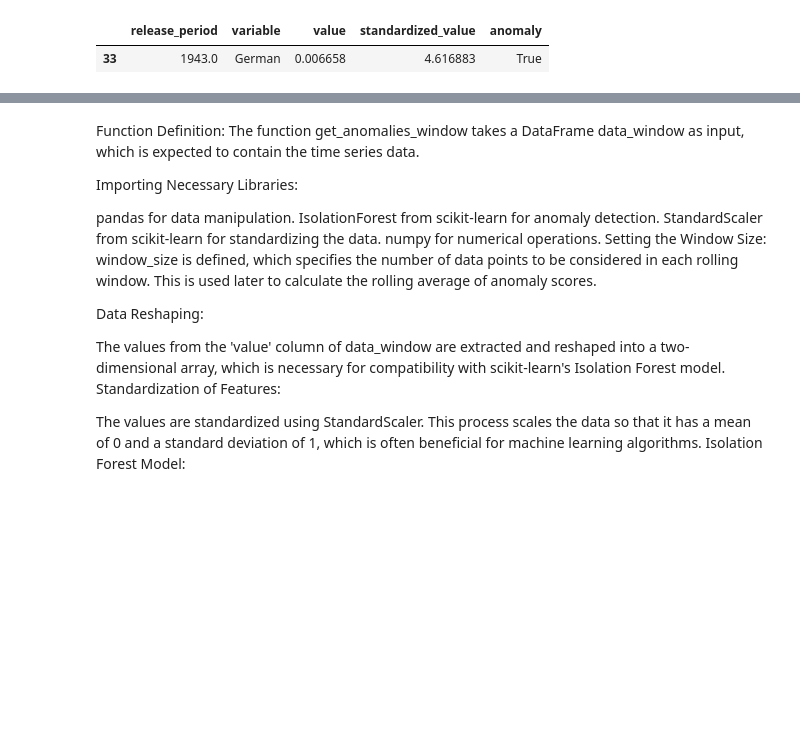
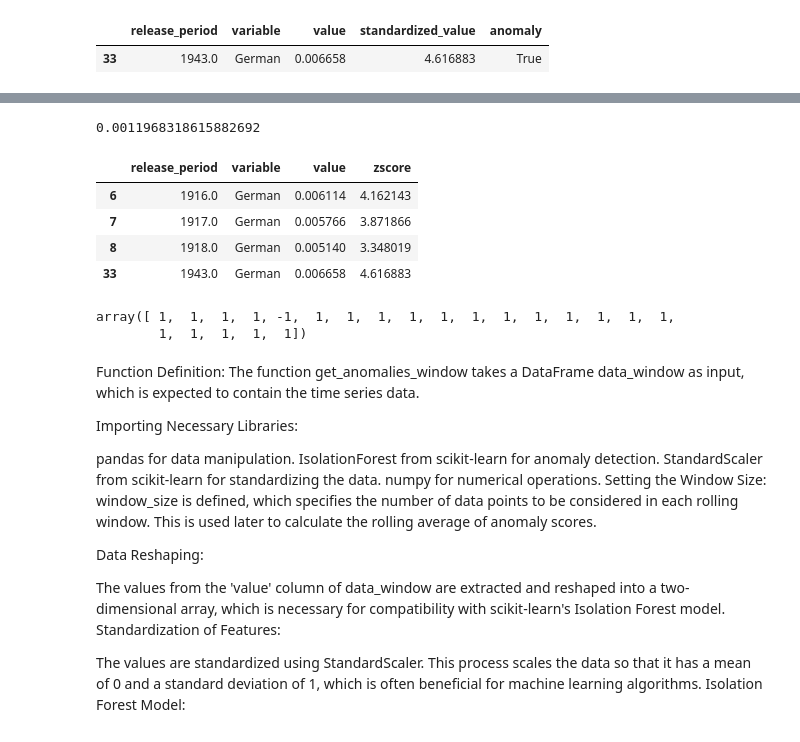
Before and after one commit to epfl-ada/ada-2023-project-padawans, a Jupyter notebook: Q3.ipynb, the cells around one changed output, grey strips where cells are left out. Cells and saved outputs as stored; diff of their text form; code cells hidden in the pictures; blank space fills up the shorter version.

```diff
--- a/Q3.ipynb
+++ b/Q3.ipynb
@@ -615 +628,14 @@ window_jap
 | 4 | 1944.0 | 1945.0 | [1944.0, 1945.0] |
+# %%
+import scipy.stats as stats
+d = get_relative_occurrences(df_sum, ethmerged, ['German'], period=1)
+print(np.std(d['value']))
+d['zscore'] = stats.zscore(d.value)
+d.loc[d['zscore'] >= 2]
+# %% [output]
+0.0011968318615882692
+|  | release_period | variable | value | zscore |
+| 6 | 1916.0 | German | 0.006114 | 4.162143 |
+| 7 | 1917.0 | German | 0.005766 | 3.871866 |
+| 8 | 1918.0 | German | 0.005140 | 3.348019 |
+| 33 | 1943.0 | German | 0.006658 | 4.616883 |
@@ -616,3 +645,11 @@ window_jap
+# %%
+list = np.array([1,1,1,1,2,1,1,1,1,0,0,0,0,0,0,0,0,0,0.7,0,0,0,])
+from sklearn.ensemble import IsolationForest
+model = IsolationForest(n_estimators=10, contamination=0.01, random_state=42)
+model.fit_predict(list.reshape(-1, 1))
+# %% [output]
+array([ 1,  1,  1,  1, -1,  1,  1,  1,  1,  1,  1,  1,  1,  1,  1,  1,  1,
+        1,  1,  1,  1,  1])
 # %% [markdown]
 Function Definition: The function get_anomalies_window takes a DataFrame data_window as input, which is expected to contain the time series data.
 
```
Also changed, not shown: parts of 18 cells of this notebook.
